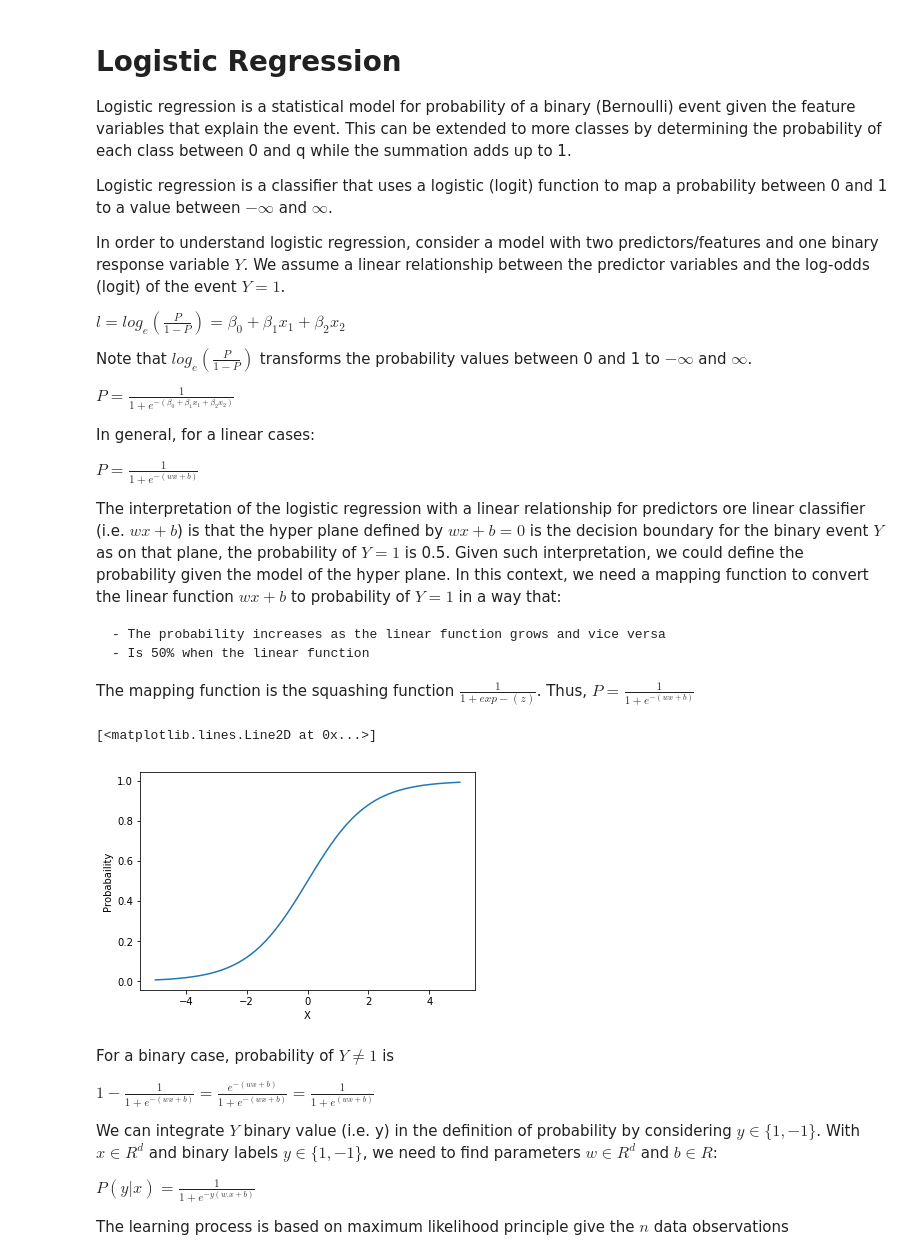
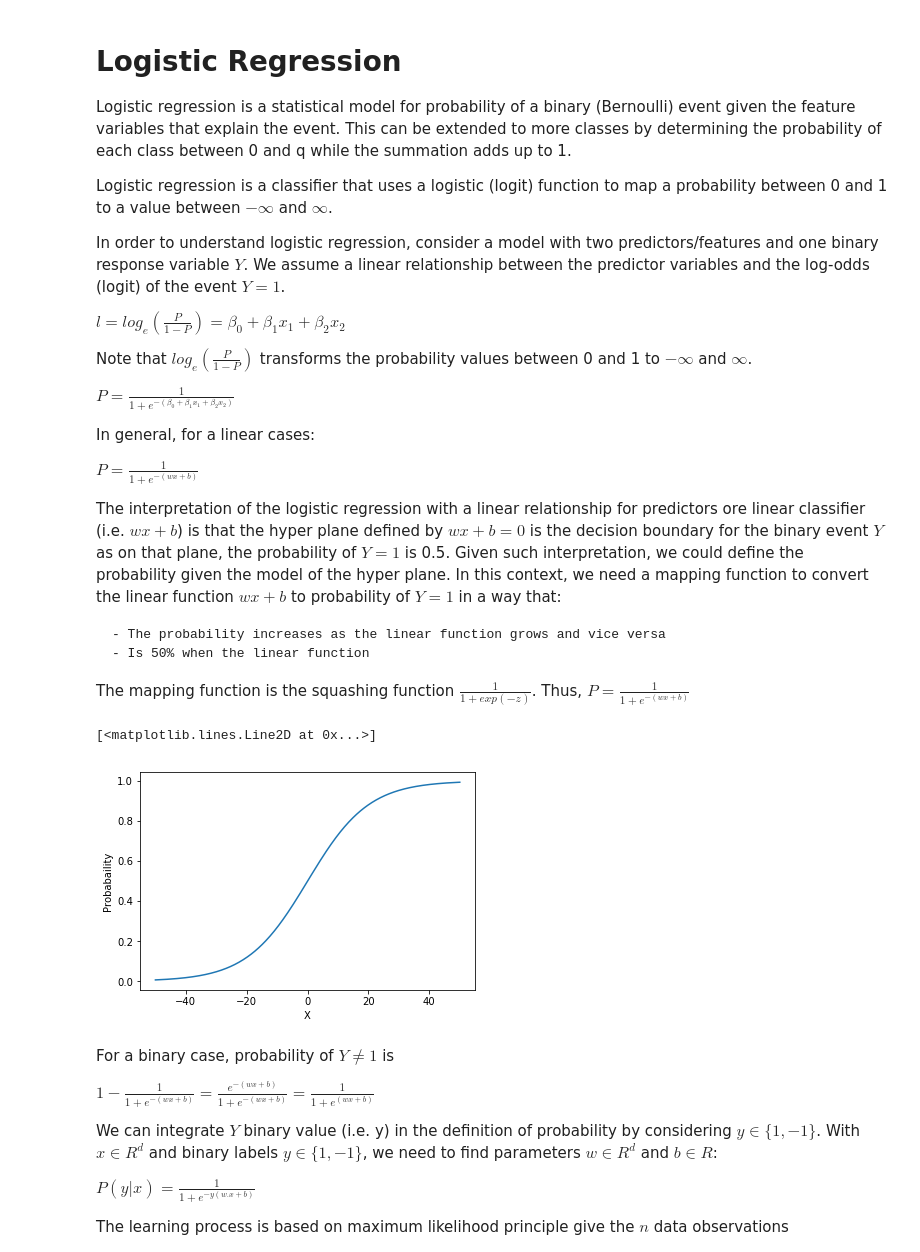
Before and after one commit to MHadavand/Lessons, a Jupyter notebook: ML/LogisticRegression/LogisticRegression.ipynb, the cells around one changed output. Drawn from its saved outputs; the diff is of its cells as text; code cells hidden in the pictures.

```diff
--- a/ML/LogisticRegression/LogisticRegression.ipynb
+++ b/ML/LogisticRegression/LogisticRegression.ipynb
@@ -23,20 +23,20 @@ The interpretation of the logistic regression with a linear relationship for pre
     - The probability increases as the linear function grows and vice versa
     - Is 50% when the linear function
 
-The mapping function is the squashing function $\frac{1}{1+exp-(z)}$. Thus, $P = \frac{1}{1+e^{-(w x +b )}}$
+The mapping function is the squashing function $\frac{1}{1+exp(-z)}$. Thus, $P = \frac{1}{1+e^{-(w x +b )}}$
 # %%
 from matplotlib import pyplot as plt
 import numpy as np
 # %%
-x = np.linspace(-5,5,500)
-y = 1/(1+np.exp(-x))
+x = np.linspace(-50,50,500)
+y = 1/(1+np.exp(-0.1*x))
 
 fig,ax = plt.subplots(1,1)
 ax.set_xlabel('X'); ax.set_ylabel('Probabaility')
 ax.plot(x,y)
 # %% [output]
 [<matplotlib.lines.Line2D at 0x...>]
-[figure, old version]
+[figure, new version]
 # %% [markdown]
 For a binary case, probability of $Y \ne 1$ is
 
```
Also changed, not shown: parts of 10 cells of this notebook, 8 other files.
